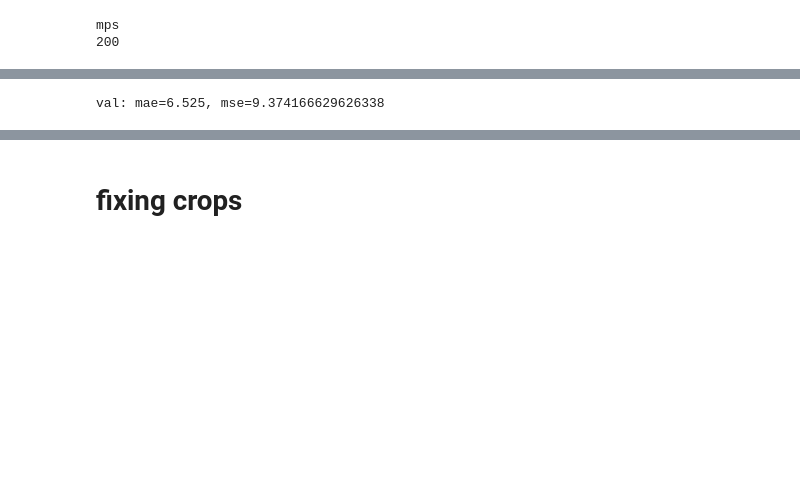
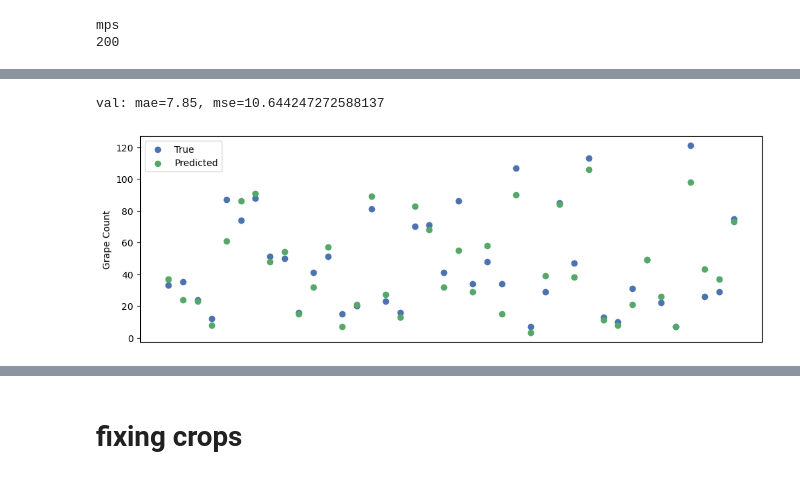
Before and after one commit to zy-f/dense-ag-counting, a Jupyter notebook: demo.ipynb, the cells around one changed output, grey strips where cells are left out. Drawn from its saved outputs; the diff is of its cells as text; code cells hidden in the pictures; blank space fills up the shorter version.

```diff
--- a/demo.ipynb
+++ b/demo.ipynb
@@ -278,8 +263,14 @@ val idxs: [13, 16, 18, 22, 23, 24, 28, 29, 30, 32, 41, 43, 51, 58, 68, 80, 82, 8
+# %%
+import inference as inf
+import matplotlib.pyplot as plt
+plt.style.use('seaborn-v0_8-deep')
+# %%
+gc = inf.GrapeCounter(device='mps')
 # %%
 for attr in ['train', 'patch', 'flip']:
     base_dset.__setattr__(attr, False)
-_, _, val_dl = get_subset_dataloaders(base_dset, folds, 4, bsz=hparams.bsz, dl_kwargs=dl_kwargs)
-v_mae, v_mse = evaluate_crowd_no_overlap(model, val_dl, device, vis_dir=VIS_DIR)
+# _, _, val_dl = get_subset_dataloaders(base_dset, folds, 4, bsz=hparams.bsz, dl_kwargs=dl_kwargs)
+v_mae, v_mse = evaluate_crowd_no_overlap(gc.model, val_dl, device, vis_dir=VIS_DIR)
 print(f"val: mae={v_mae}, mse={v_mse}")
 # %% [output]
-val: mae=6.525, mse=9.374166629626338
+val: mae=7.85, mse=10.644247272588137
@@ -287,0 +277,25 @@ torch.save(model.state_dict(), 'temp_best_mae9425.pth')
+# %%
+# idxs = []
+ys = []
+preds = []
+for sample, target in val_dl:
+    with torch.no_grad():
+        outputs = gc.model(sample.to(gc.device))
+        points = gc._get_points(outputs).cpu().numpy()
+    # idxs.append(target[0]['image_id'].item())
+    ys.append(len(target[0]['point']))
+    preds.append(len(points))
+ys = torch.tensor(ys)
+preds = torch.tensor(preds)
+# %%
+xr = torch.arange(len(preds))
+order = torch.argsort(ys)
+fig, ax = plt.subplots(figsize=(12, 4))
+ax.scatter(xr, ys[order], label='True')
+ax.scatter(xr, preds[order], label='Predicted')
+ax.legend()
+ax.get_xaxis().set_visible(False)
+ax.set_ylabel('Grape Count')
+fig.show()
+# %% [output]
+[figure, added]
```
Also changed, not shown: parts of 6 cells of this notebook, 1 other file.
